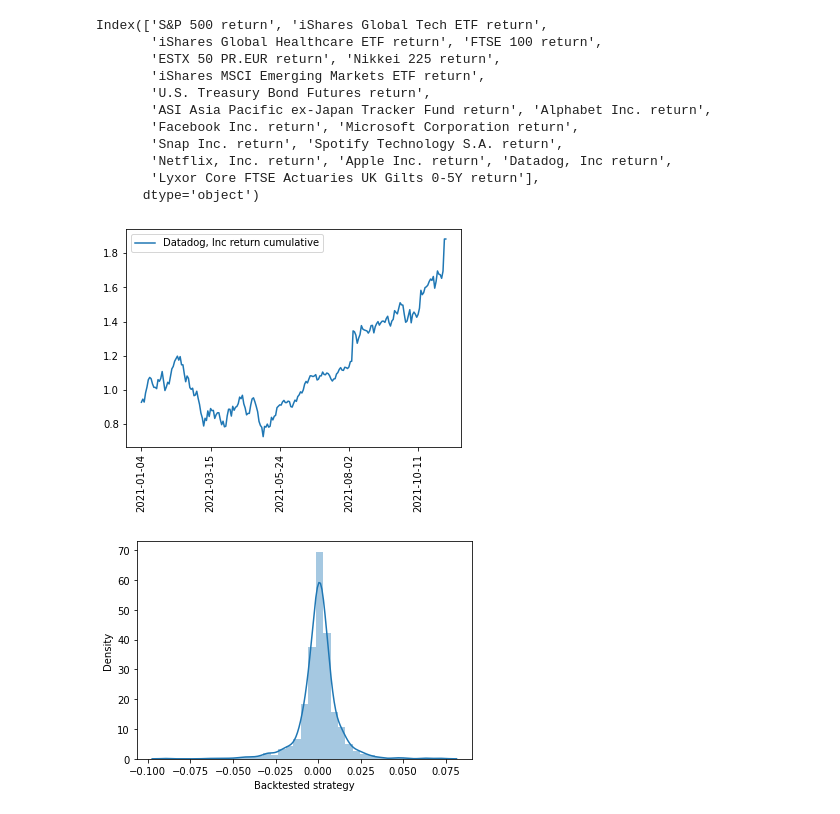
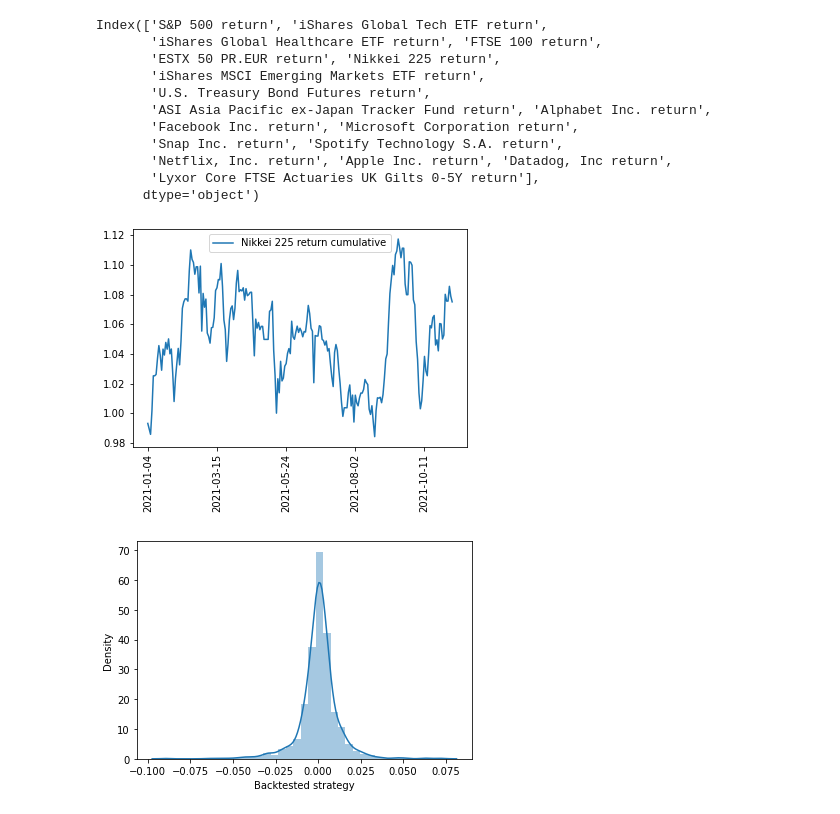
Before and after one commit to dhirlea/Portfolio-Optimizer, a Jupyter notebook: Statistical_Analysis_of_Returns.ipynb, the cells around one changed output. Saved outputs shown, nothing was run; the diff lists cells and outputs as text; code cells hidden in the pictures.

```diff
--- a/Statistical_Analysis_of_Returns.ipynb
+++ b/Statistical_Analysis_of_Returns.ipynb
@@ -27,14 +27,14 @@ Index(['S&P 500 return', 'iShares Global Tech ETF return',
       dtype='object')
 # %%
 # Plot cumulative return of individual holdings
-security_name = 'Datadog, Inc return'
+security_name = 'Nikkei 225 return'
 subset_security_returns_df = pd.DataFrame(individual_security_returns_df.loc['2021-01-01' :, security_name])
 subset_security_returns_df[security_name + ' cumulative'] = np.cumprod(1+subset_security_returns_df[security_name])
 subset_security_returns_df.plot(kind = 'line', y = security_name + ' cumulative')
 plt.xticks(rotation=90)
 plt.show()
 # %% [output]
-[figure, old version]
+[figure, new version]
 # %%
 sns.distplot(backtested_strategy_returns_df['Backtested strategy'], bins=int(np.sqrt(backtested_strategy_returns_df.shape[0])))
 plt.show()
```
Also changed, not shown: 3 other files.
